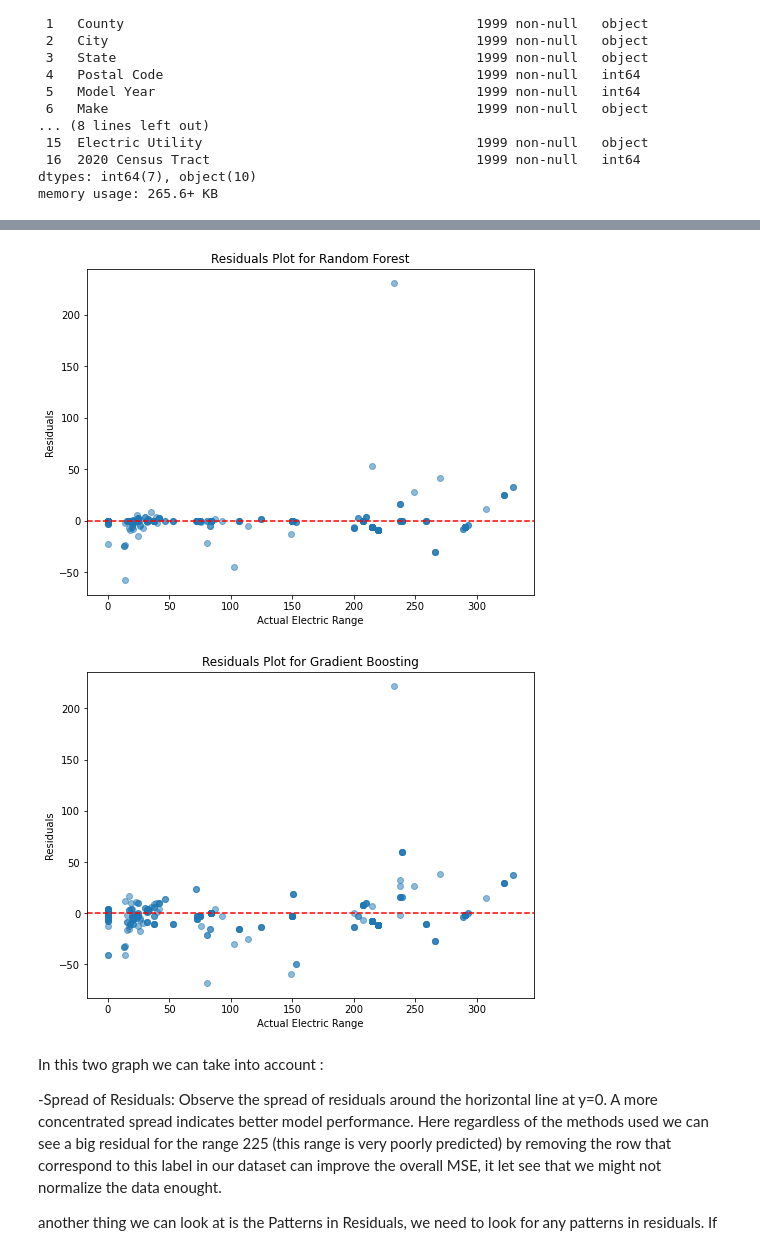
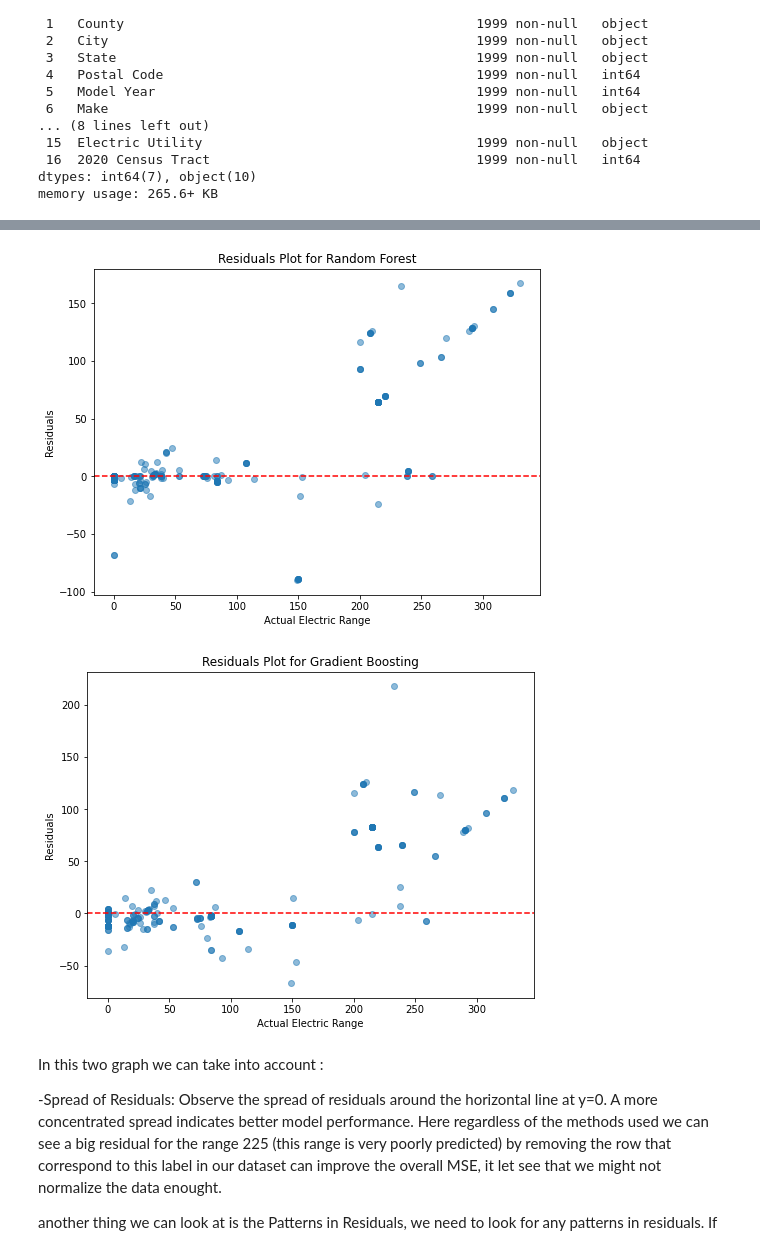
Before and after one commit to moralessP/USA-Electric-Car-Trends, a Jupyter notebook: Project_US_EV_Populationv3.ipynb, the cells around one changed output, grey strips where cells are left out. Drawn from its saved outputs; the diff is of its cells as text; code cells hidden in the pictures.

```diff
--- a/Project_US_EV_Populationv3.ipynb
+++ b/Project_US_EV_Populationv3.ipynb
@@ -418,14 +274,14 @@ from sklearn.model_selection import GridSearchCV
 
 # Define hyperparameters to search
 param_grid = {
-    'max_depth': [None, 5, 10, 15],
-    'min_samples_split': [2, 5, 10],
-    'min_samples_leaf': [1, 2, 4]
+    'max_depth': [None,1 ,2, 3, 5, 6, 7, 8, 9, 10, 15],
+    'min_samples_split': [2, 3, 4, 5, 6, 7, 8, 9, 10],
+    'min_samples_leaf': [1, 2, 3, 4]
 }
 
 # Perform GridSearchCV for hyperparameter tuning
 grid_search = GridSearchCV(tree_reg, param_grid, cv=5, scoring='neg_mean_squared_error')
-grid_search.fit(X_train, y_train)
+grid_search.fit(X, y)
 
 # Get the best hyperparameters
 best_params = grid_search.best_params_
@@ -433,10 +289,10 @@ print(f"Best Hyperparameters: {best_params}")
 
 # Train the model with the best hyperparameters
 best_tree_reg = DecisionTreeRegressor(**best_params, random_state=42)
-best_tree_reg.fit(X_train, y_train)
+best_tree_reg.fit(Xvalidation, yvalidation)
 
 # Predict and evaluate the model
-y_pred_best = best_tree_reg.predict(X_test)
-mse_best = mean_squared_error(y_test, y_pred_best)
+y_pred_best = best_tree_reg.predict(Xtest)
+mse_best = mean_squared_error(ytest, y_pred_best)
 print(f"Mean Squared Error (Best Model): {mse_best}")
 # %% [output]
@@ -488,12 +338,19 @@ from sklearn.ensemble import GradientBoostingRegressor
 gb_reg = GradientBoostingRegressor(random_state=42)
 
 # Fit the Gradient Boosting model
-gb_reg.fit(X_train, y_train)
+gb_reg.fit(X, y)
 
 # Predict on the test set
-y_pred_gb = gb_reg.predict(X_test)
+y_pred_gb = gb_reg.predict(Xvalidation)
 
 # Evaluate the Gradient Boosting model
-mse_gb = mean_squared_error(y_test, y_pred_gb)
+mse_gb = mean_squared_error(yvalidation, y_pred_gb)
 print(f"Mean Squared Error (Gradient Boosting): {mse_gb}")
+
+# Predict on the test set
+y_pred_gb_test = gb_reg.predict(Xtest)
+
+# Evaluate the Random Forest model on the test set
+mse_rf_test = mean_squared_error(ytest, y_pred_gb_test)
+print(f"Mean Squared Error (Gradient Boosting - Test): {mse_rf_test}")
 # %% [output]
@@ -503,28 +463,38 @@ these two methods doesnt perform well, we can see a hight MSE resulting from the
 # %%
 # Calculate residuals for Random Forest and Gradient Boosting
-residuals_rf = y_test - y_pred_rf
-residuals_gb = y_test - y_pred_gb
+residuals_rf = ytest - y_pred_rf
+residuals_gb = ytest - y_pred_gb
+residuals_cv = ytest - y_pred_cv
 
 # Plot residuals for Random Forest
 plt.figure(figsize=(8, 6))
-plt.scatter(y_test, residuals_rf, alpha=0.5)
+plt.scatter(ytest, residuals_rf, alpha=0.5)
 plt.xlabel('Actual Electric Range')
 plt.ylabel('Residuals')
 plt.title('Residuals Plot for Random Forest')
 plt.axhline(y=0, color='r', linestyle='--')  # Horizontal line at y=0
 plt.show()
 
 # Plot residuals for Gradient Boosting
 plt.figure(figsize=(8, 6))
-plt.scatter(y_test, residuals_gb, alpha=0.5)
+plt.scatter(ytest, residuals_gb, alpha=0.5)
 plt.xlabel('Actual Electric Range')
 plt.ylabel('Residuals')
 plt.title('Residuals Plot for Gradient Boosting')
 plt.axhline(y=0, color='r', linestyle='--')  # Horizontal line at y=0
 plt.show()
+
+# Plot residuals for cross-validation
+plt.figure(figsize=(8, 6))
+plt.scatter(ytest, residuals_cv, alpha=0.5)
+plt.xlabel('Actual Electric Range')
+plt.ylabel('Residuals')
+plt.title('Residuals Plot for cross-validation')
+plt.axhline(y=0, color='r', linestyle='--')  # Horizontal line at y=0
+plt.show()
 # %% [output]
-[figure, old version]
+[figure, new version]
-[figure, old version]
+[figure, new version]
 # %% [markdown]
 In this two graph we can take into account :
 
```
Also changed, not shown: parts of 35 cells of this notebook.
